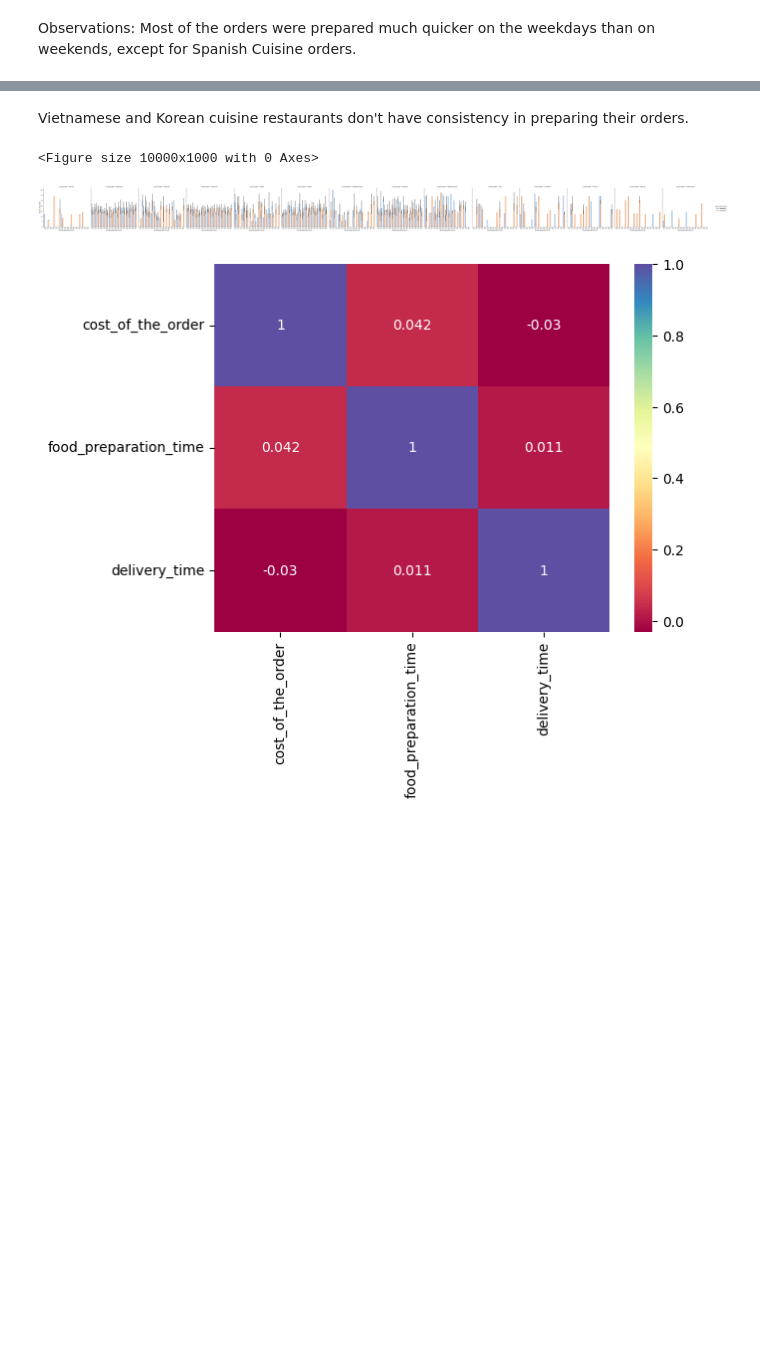
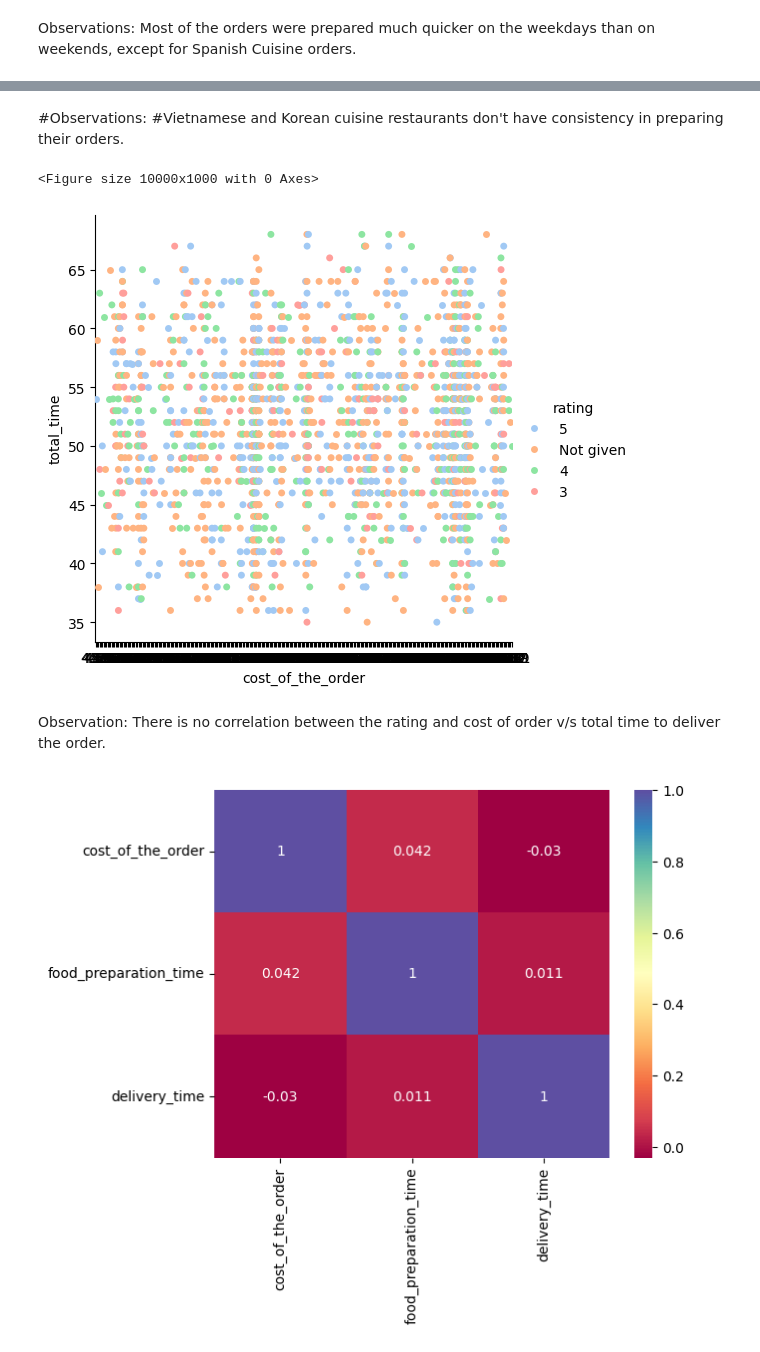
Before and after one commit to braju78/pythonFundamentals, a Jupyter notebook: Week5 PROJECT - Food hub Case Study/Learner_Notebook_Full_Code.ipynb, the cells around one changed output, grey strips where cells are left out. Drawn from its saved outputs; the diff is of its cells as text; code cells hidden in the pictures; blank space fills up the shorter version.

```diff
--- a/Week5 PROJECT - Food hub Case Study/Learner_Notebook_Full_Code.ipynb
+++ b/Week5 PROJECT - Food hub Case Study/Learner_Notebook_Full_Code.ipynb
@@ -294,12 +289,19 @@ sns.catplot(data = df , x = 'food_preparation_time' , y = 'cuisine_type', kind='
 # %% [markdown]
-Vietnamese and Korean cuisine restaurants don't have consistency in preparing their orders.
+#Observations:
+#Vietnamese and Korean cuisine restaurants don't have consistency in preparing their orders.
 # %%
 #sns.catplot(data = df , x = 'delivery_time' , y = 'cuisine_type', kind='point');
 plt.figure(figsize=(100,10))
-sns.catplot(data=df, x='food_preparation_time', y='cost_of_the_order', hue='day_of_the_week', col='cuisine_type', kind='bar', palette='pastel');
+df['total_time'] = df['delivery_time']+df['food_preparation_time']
+#sns.catplot(data = df , x = 'total_time' , y = 'cuisine_type', kind='point');
+#sns.catplot(data=df, x='total_time', y='cost_of_the_order', hue='day_of_the_week', col='cuisine_type', kind='bar', palette='pastel');
+sns.catplot(data=df, x='cost_of_the_order', y='total_time', hue='rating',  palette='pastel');
 # %% [output]
 <Figure size 10000x1000 with 0 Axes>
-[figure, old version]
+[figure, new version]
+# %% [markdown]
+Observation:
+There is no correlation between the rating and cost of order v/s total time to deliver the order.
 # %%
 correl = df[['cost_of_the_order','food_preparation_time', 'delivery_time']].corr()
 
```
Also changed, not shown: parts of 6 cells of this notebook.
